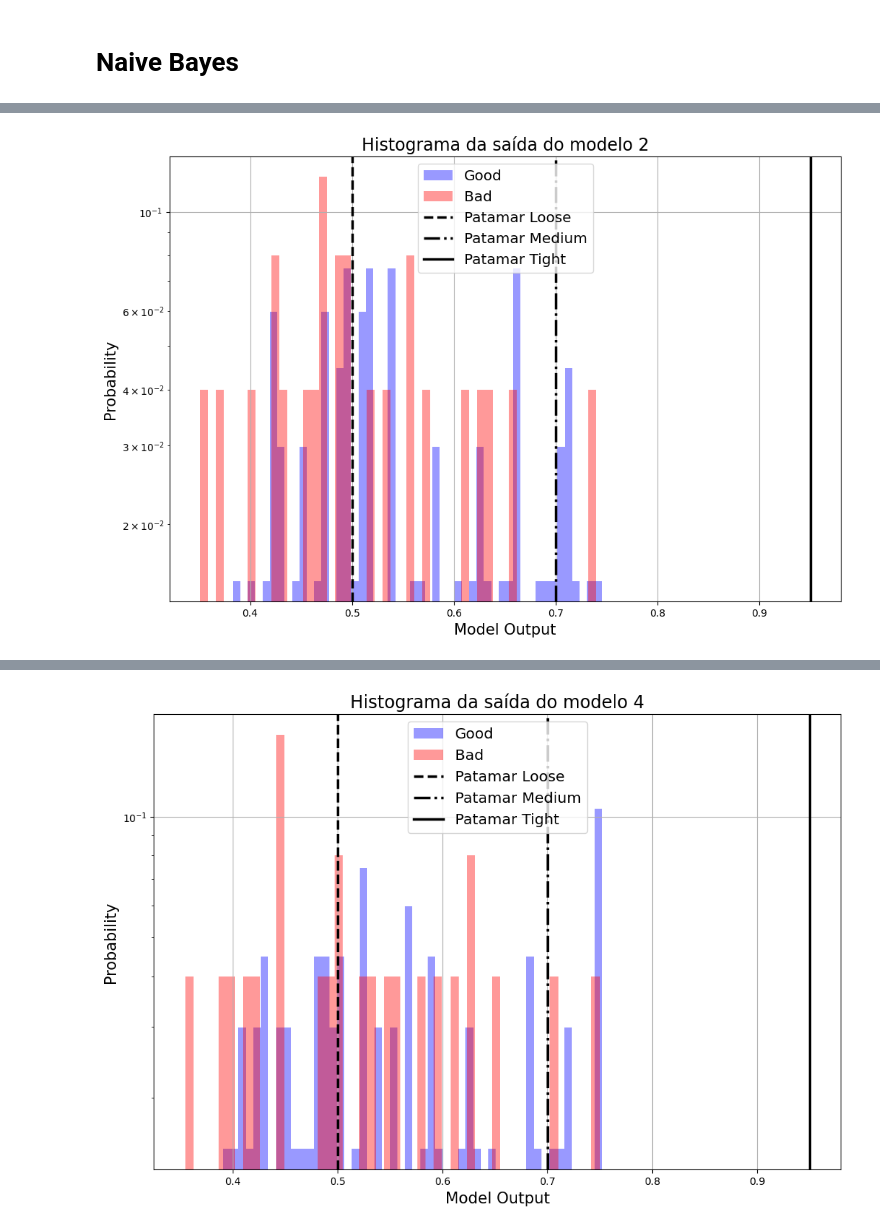
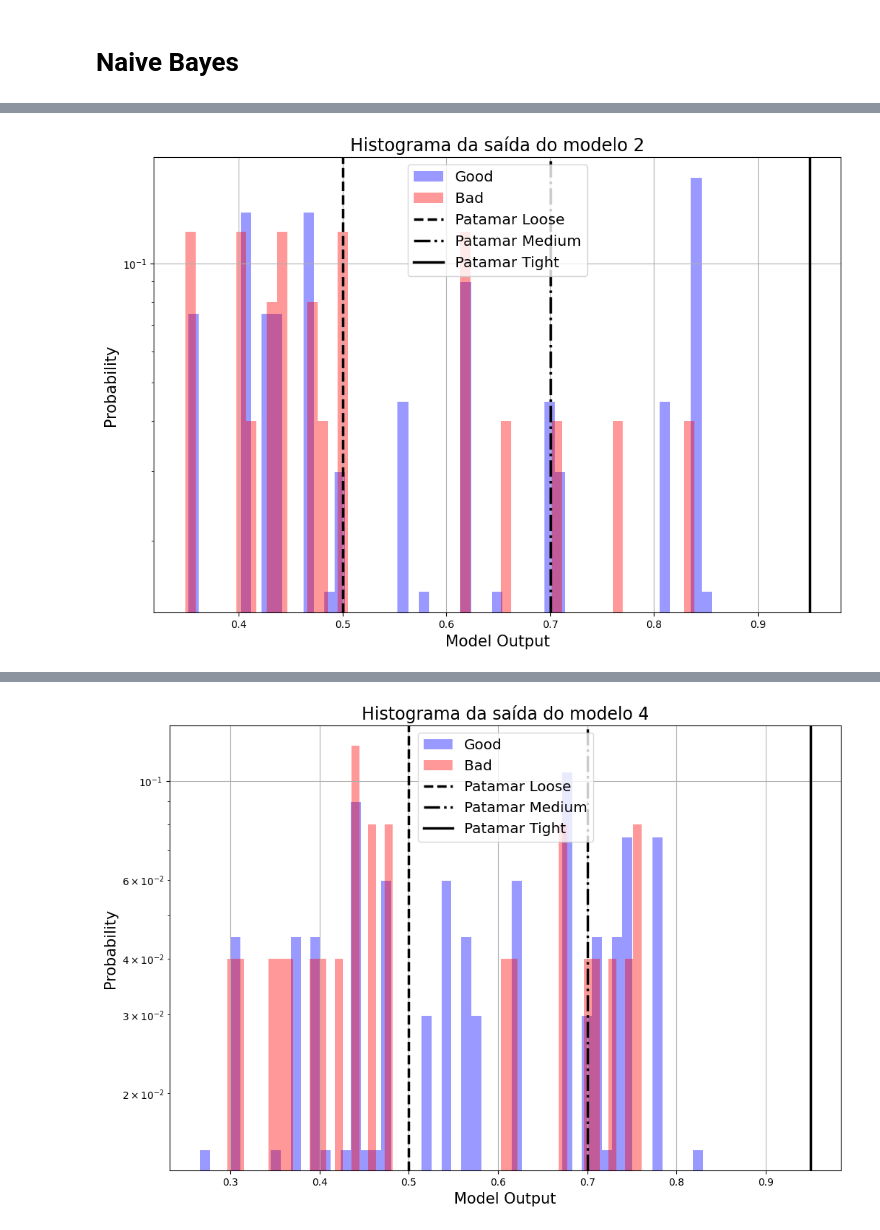
Before and after one commit to sanchobuendia/Alelo, a Jupyter notebook: Identificando_os_Bandidos.ipynb, the cells around one changed output, grey strips where cells are left out. Saved outputs shown, nothing was run; the diff lists cells and outputs as text; code cells hidden in the pictures.

```diff
--- a/Identificando_os_Bandidos.ipynb
+++ b/Identificando_os_Bandidos.ipynb
@@ -18,9 +28,9 @@ from sklearn.ensemble import RandomForestClassifier
 import seaborn as sns
 import matplotlib.pyplot as plt
 # %%
-heroes_information = pd.read_csv("/Users/aurelianosancho/.cache/kagglehub/datasets/claudiodavi/superhero-set/versions/1/heroes_information.csv", index_col=0)
+heroes_information = pd.read_csv("/root/.cache/kagglehub/datasets/claudiodavi/superhero-set/versions/1/heroes_information.csv", index_col=0)
 heroes_information = heroes_information.drop_duplicates(subset='name')
-super_hero_powers = pd.read_csv("/Users/aurelianosancho/.cache/kagglehub/datasets/claudiodavi/superhero-set/versions/1/super_hero_powers.csv", index_col=0)
+super_hero_powers = pd.read_csv("/root/.cache/kagglehub/datasets/claudiodavi/superhero-set/versions/1/super_hero_powers.csv", index_col=0)
 super_hero_powers.index.name = 'name'
 super_hero_powers.reset_index(inplace=True)
 df = heroes_information.merge(super_hero_powers, on='name', how='inner')
@@ -253,18 +348,20 @@ for i in range(5):
 # %%
 skf = StratifiedKFold(n_splits = 5, shuffle = True)
 
-RF = cross_validate(estimator=RandomForestClassifier(class_weight="balanced_subsample",
-                                                     n_estimators=10,
-                                                     min_samples_split=5,
-                                                     min_samples_leaf=5,
-                                                     max_depth=4,
-                                                     max_features="sqrt",
-                                                     random_state=451),
-                    cv=skf,
-                    scoring=["accuracy", "precision_macro", "recall_macro", "f1_macro", "roc_auc"],
-                    return_estimator=True,
-                    return_train_score=True,
-                    verbose=2,
-                    X=X_train,
-                    y=y_train)
+#'learning_rate': 0.1, 'max_depth': 5, 'min_child_samples': 10, 'n_estimators': 100, 'num_leaves': 10
+
+LGBM = cross_validate(estimator=LGBMClassifier(class_weight="balanced",
+                                                  n_estimators=15,
+                                                  min_child_samples=5,
+                                                  num_leaves=5,
+                                                  max_depth=4,
+                                                  #learning_rate=0.1,
+                                                  random_state=451),
+                         cv=skf,
+                         scoring=["accuracy", "precision_macro", "recall_macro", "f1_macro", "roc_auc"],
+                         return_estimator=True,
+                         return_train_score=True,
+                         verbose=2,
+                         X=X_train,
+                         y=y_train)
 # %% [output]
@@ -333,0 +424,3 @@ RF
+# %%
+LGBM = LGBM["estimator"]
+LGBM
@@ -393,7 +497,7 @@ predict_model_cols = X_test.columns
 for model_idx in range(5):
     # Separa os valores de teste
     if "probabilidade_model_%i" %(model_idx) not in X_test.columns:
-        X_test["probabilidade_model_%i" %(model_idx)] = RF[model_idx].predict_proba(X_test[predict_model_cols])[:,1]
+        X_test["probabilidade_model_%i" %(model_idx)] = LGBM[model_idx].predict_proba(X_test[predict_model_cols])[:,1]
 
     #Figura
     plt.figure(figsize = (12,8))
@@ -427 +531 @@ for model_idx in range(5):
-[figure, old version]
+[figure, new version]
@@ -429 +533 @@ for model_idx in range(5):
-[figure, old version]
+[figure, new version]
```
Also changed, not shown: parts of 30 cells of this notebook.
